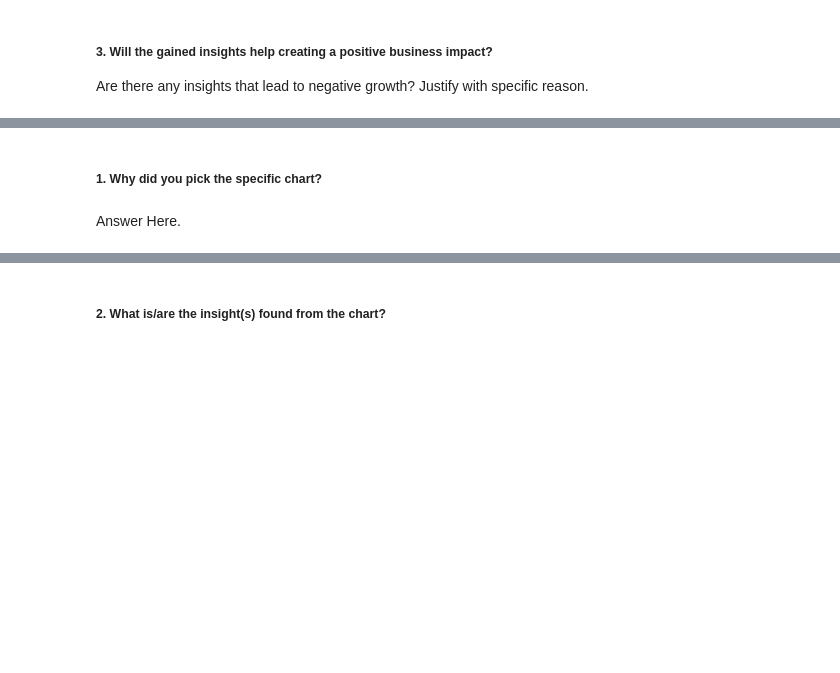
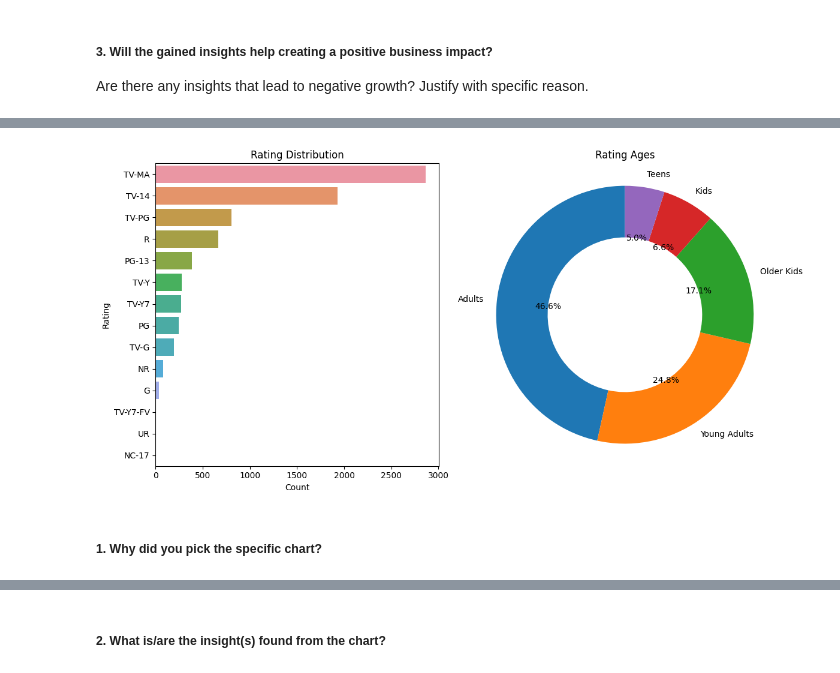
Before and after one commit to Mr-Himanshu123/Netflix-Movies-and-TV-Shows-Clustering, a Jupyter notebook: Netflix_Movies_and_TV_Shows_Clustering.ipynb, the cells around one changed output, grey strips where cells are left out. Drawn from its saved outputs; the diff is of its cells as text; code cells hidden in the pictures; blank space fills up the shorter version.

```diff
--- a/Netflix_Movies_and_TV_Shows_Clustering.ipynb
+++ b/Netflix_Movies_and_TV_Shows_Clustering.ipynb
@@ -380,4 +474,52 @@ Answer Here
+# %%
+# Chart - 4 visualization code
+# Filter out rows with missing ratings
+filtered_data = df[~df['rating'].isna()]
+
+# Calculate rating distribution
+rating_counts = filtered_data['rating'].value_counts()
+# Define the rating ages mapping dictionary
+rating_ages = {
+    'TV-PG': 'Older Kids',
+    'TV-MA': 'Adults',
+    'TV-Y7-FV': 'Older Kids',
+    'TV-Y7': 'Older Kids',
+    'TV-14': 'Young Adults',
+    'R': 'Adults',
+    'TV-Y': 'Kids',
+    'NR': 'Adults',
+    'PG-13': 'Teens',
+    'TV-G': 'Kids',
+    'PG': 'Older Kids',
+    'G': 'Kids',
+    'UR': 'Adults',
+    'NC-17': 'Adults'
+}
+
+# Create a new 'age_rating' column based on the 'rating' column
+df['age_rating'] = df['rating'].map(rating_ages)
+filtered_data['rating_age'] = filtered_data['rating'].map(rating_ages)
+
+# Create subplots with 1 row and 2 columns
+fig, axs = plt.subplots(1, 2, figsize=(12, 6))
+
+# Plot rating distribution (horizontal bar chart)
+sns.barplot(x=rating_counts.values, y=rating_counts.index, ax=axs[0])
+axs[0].set_xlabel('Count')
+axs[0].set_ylabel('Rating')
+axs[0].set_title('Rating Distribution')
+
+# Plot rating ages (donut chart)
+rating_age_counts = filtered_data['rating_age'].value_counts()
+axs[1].pie(rating_age_counts.values, labels=rating_age_counts.index, autopct='%1.1f%%',
+           startangle=90, wedgeprops=dict(width=0.4))
+axs[1].axis('equal')
+axs[1].set_title('Rating Ages')
+
+# Adjust layout and display the plots
+plt.tight_layout()
+plt.show()
+# %% [output]
+[figure, added]
 # %% [markdown]
 ##### 1. Why did you pick the specific chart?
-# %% [markdown]
-Answer Here.
```
Also changed, not shown: parts of 149 cells of this notebook.
